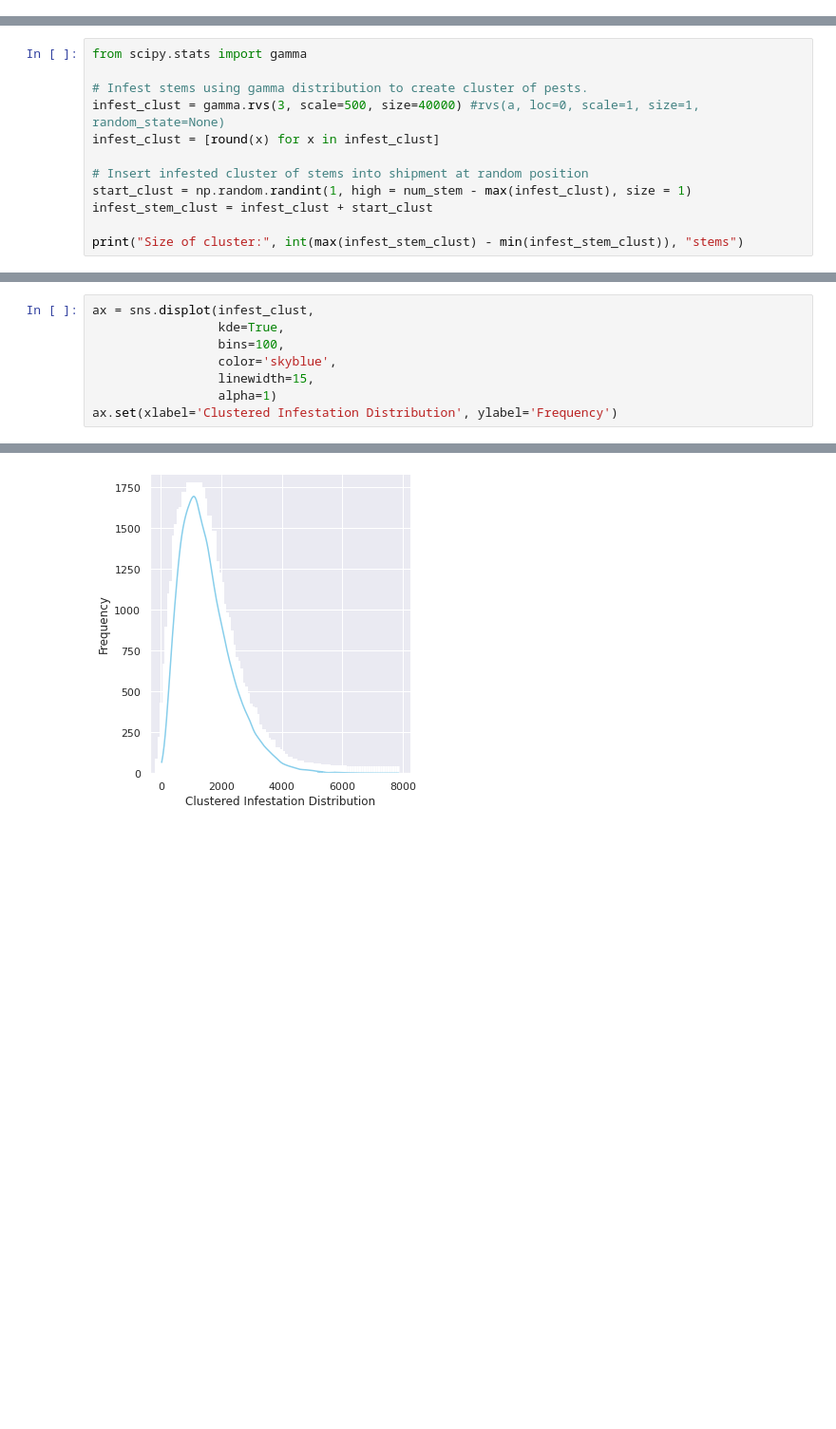
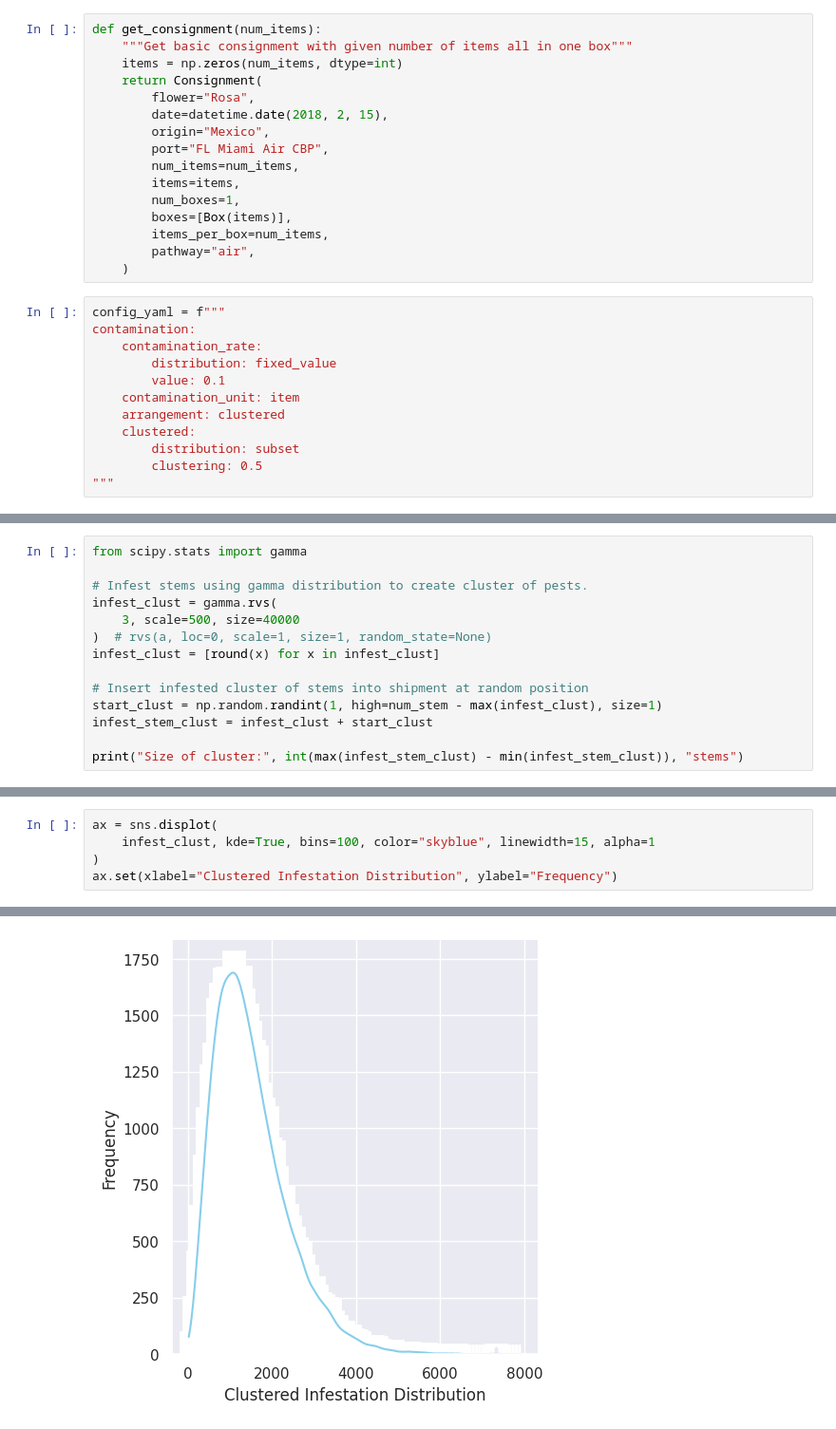
Before and after one commit to ncsu-landscape-dynamics/popsborder, a Jupyter notebook: examples/notebooks/contaminant_clustering.ipynb, the cells around one changed output, grey strips where cells are left out. Shown at 95% size. Saved outputs shown, nothing was run; the diff lists cells and outputs as text; blank space fills up the shorter version.

```diff
--- a/examples/notebooks/contaminant_clustering.ipynb
+++ b/examples/notebooks/contaminant_clustering.ipynb
@@ -6,0 +26,28 @@ import math
+# %%
+def get_consignment(num_items):
+    """Get basic consignment with given number of items all in one box"""
+    items = np.zeros(num_items, dtype=int)
+    return Consignment(
+        flower="Rosa",
+        date=datetime.date(2018, 2, 15),
+        origin="Mexico",
+        port="FL Miami Air CBP",
+        num_items=num_items,
+        items=items,
+        num_boxes=1,
+        boxes=[Box(items)],
+        items_per_box=num_items,
+        pathway="air",
+    )
+# %%
+config_yaml = f"""
+contamination:
+    contamination_rate:
+        distribution: fixed_value
+        value: 0.1
+    contamination_unit: item
+    arrangement: clustered
+    clustered:
+        distribution: subset
+        clustering: 0.5
+"""
@@ -61,11 +158,13 @@ ax.set(xlabel='Uniform Infestation Distribution', ylabel='Frequency')
 from scipy.stats import gamma
 
 # Infest stems using gamma distribution to create cluster of pests.
-infest_clust = gamma.rvs(3, scale=500, size=40000) #rvs(a, loc=0, scale=1, size=1, random_state=None)
+infest_clust = gamma.rvs(
+    3, scale=500, size=40000
+)  # rvs(a, loc=0, scale=1, size=1, random_state=None)
 infest_clust = [round(x) for x in infest_clust]
 
 # Insert infested cluster of stems into shipment at random position
-start_clust = np.random.randint(1, high = num_stem - max(infest_clust), size = 1)
+start_clust = np.random.randint(1, high=num_stem - max(infest_clust), size=1)
 infest_stem_clust = infest_clust + start_clust
 
 print("Size of cluster:", int(max(infest_stem_clust) - min(infest_stem_clust)), "stems")
@@ -74,14 +173,11 @@ Size of cluster: 7842 stems
 # %%
-ax = sns.displot(infest_clust,
-                 kde=True,
-                 bins=100,
-                 color='skyblue',
-                 linewidth=15,
-                 alpha=1)
-ax.set(xlabel='Clustered Infestation Distribution', ylabel='Frequency')
+ax = sns.displot(
+    infest_clust, kde=True, bins=100, color="skyblue", linewidth=15, alpha=1
+)
+ax.set(xlabel="Clustered Infestation Distribution", ylabel="Frequency")
 # %% [output]
 <seaborn.axisgrid.FacetGrid at 0x...>
-[figure, old version]
+[figure, new version]
 # %%
 num_boxes = math.ceil(num_stem / 200)
 print(num_boxes)
```
Also changed, not shown: parts of 16 cells of this notebook.
